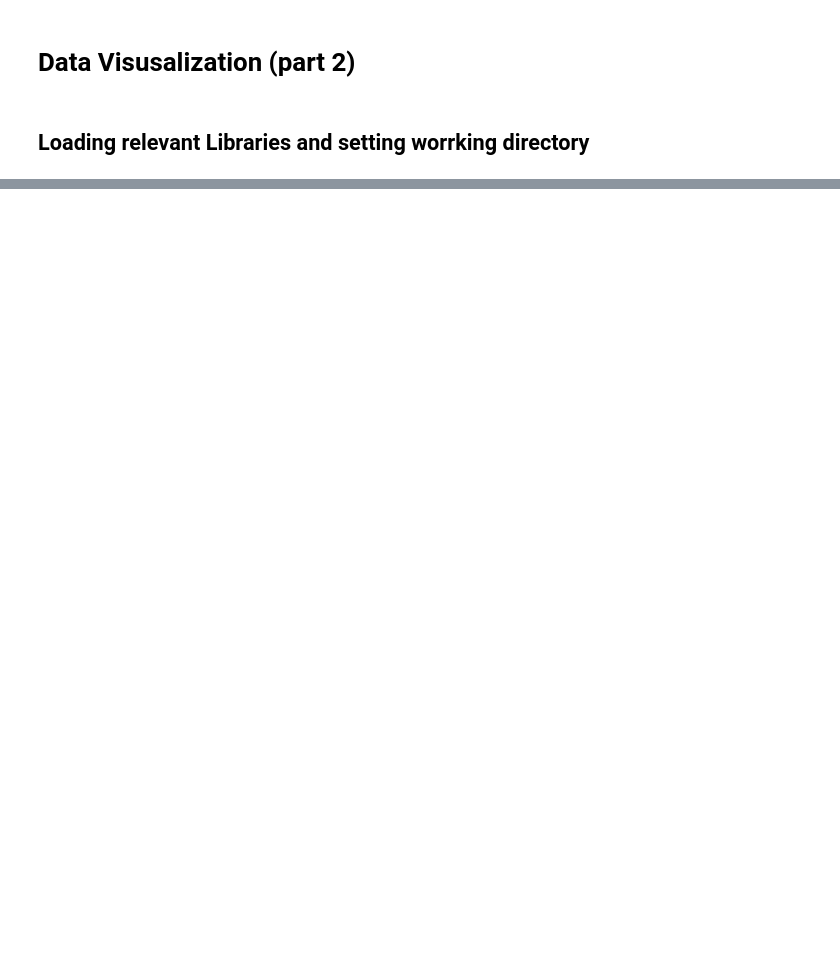
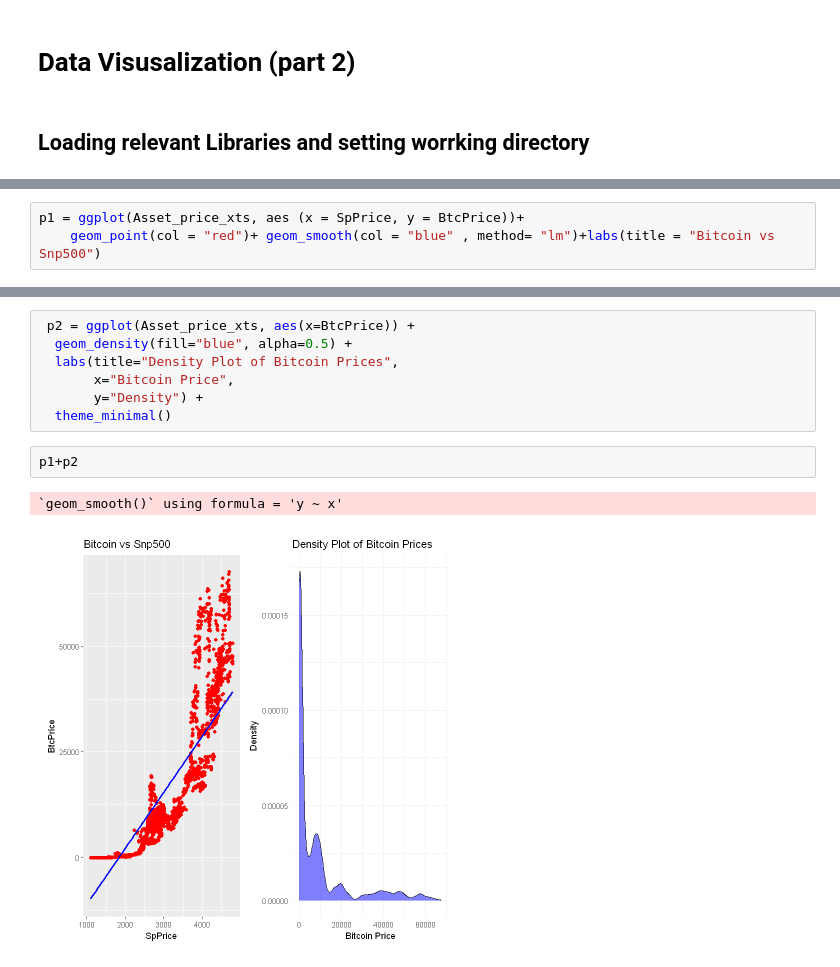
Before and after one commit to u-r-a-bot/R_tuts, a Jupyter notebook: week_1/data_visualization_2.ipynb, the cells around one changed output, grey strips where cells are left out. Cells and saved outputs as stored; diff of their text form; blank space fills up the shorter version.

```diff
--- a/week_1/data_visualization_2.ipynb
+++ b/week_1/data_visualization_2.ipynb
@@ -28,0 +57,3 @@ A data.frame: 6 × 3
+# %%
+p1 = ggplot(Asset_price_xts, aes (x = SpPrice, y = BtcPrice))+
+    geom_point(col = "red")+ geom_smooth(col = "blue" , method= "lm")+labs(title = "Bitcoin vs Snp500")
@@ -28,0 +62,12 @@ A data.frame: 6 × 3
+# %%
+ p2 = ggplot(Asset_price_xts, aes(x=BtcPrice)) +
+  geom_density(fill="blue", alpha=0.5) +
+  labs(title="Density Plot of Bitcoin Prices",
+       x="Bitcoin Price",
+       y="Density") +
+  theme_minimal()
+# %%
+p1+p2
+# %% [output]
+`geom_smooth()` using formula = 'y ~ x'
+[figure, added]
```
Also changed, not shown: parts of 8 cells of this notebook.
